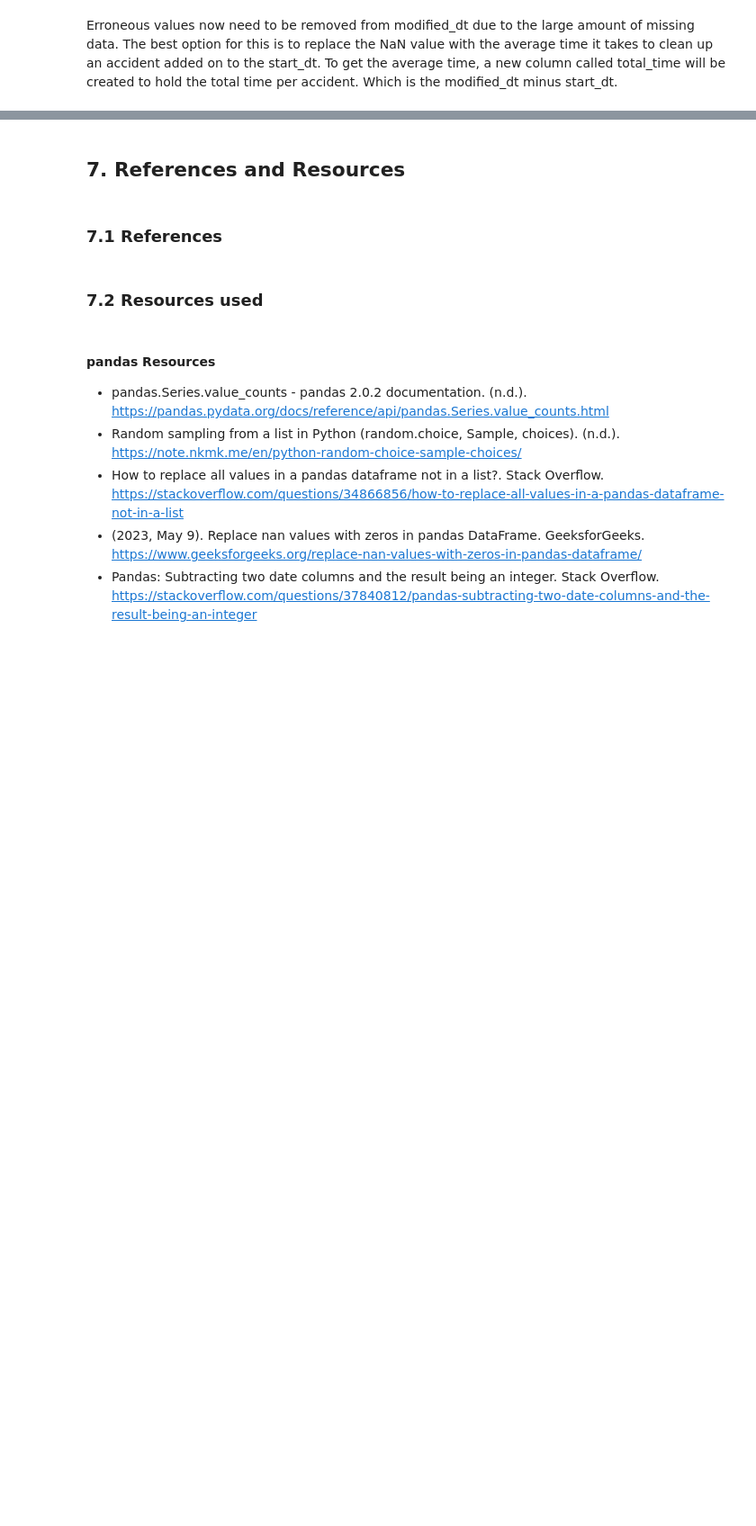
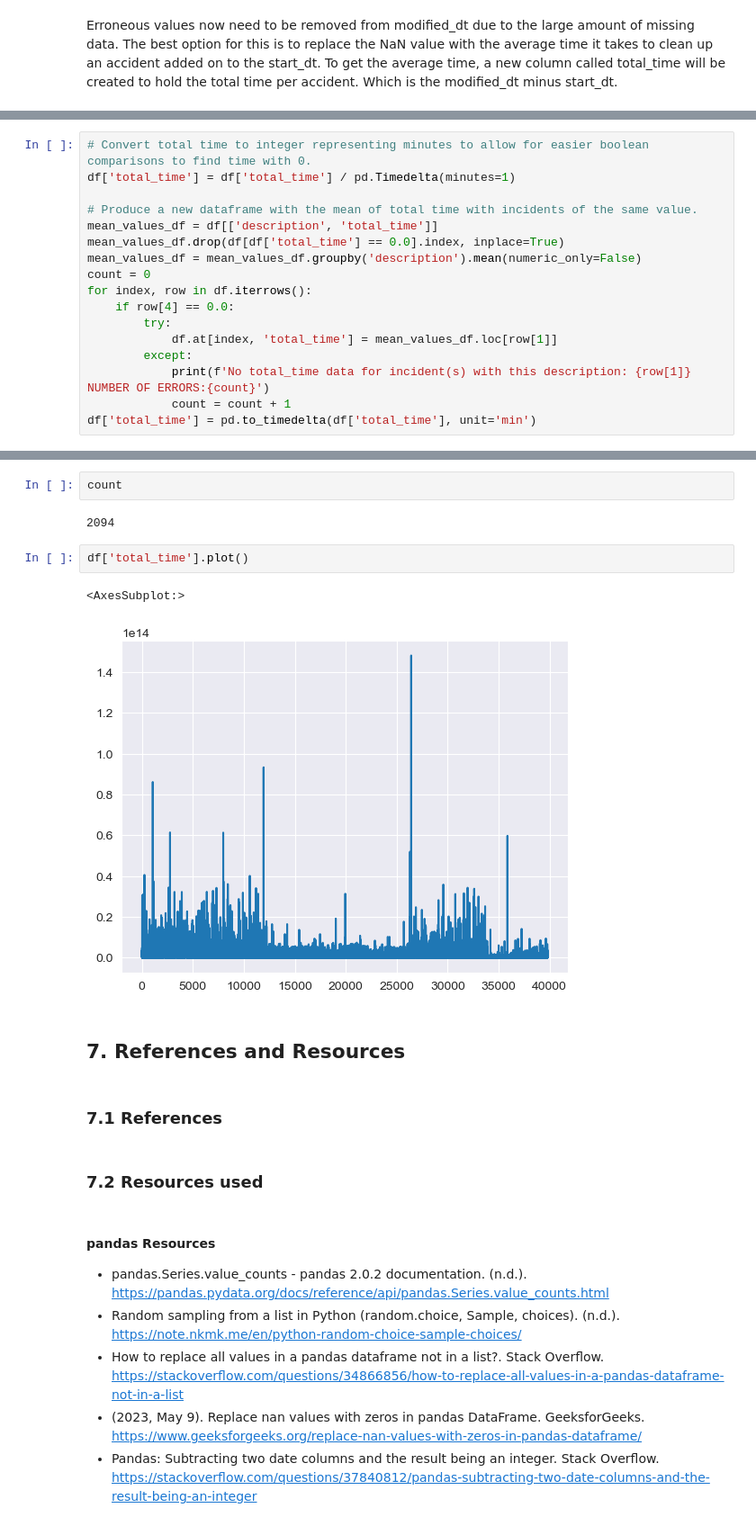
Before and after one commit to Gage-Fleming/City-of-Calgary-Data-Analysis, a Jupyter notebook: midterm.ipynb, the cells around one changed output, grey strips where cells are left out. Shown at 90% size. Drawn from its saved outputs; the diff is of its cells as text; blank space fills up the shorter version.

```diff
--- a/midterm.ipynb
+++ b/midterm.ipynb
@@ -390,0 +387,17 @@ average_values_df
+# %%
+# Convert total time to integer representing minutes to allow for easier boolean comparisons to find time with 0.
+df['total_time'] = df['total_time'] / pd.Timedelta(minutes=1)
+
+# Produce a new dataframe with the mean of total time with incidents of the same value.
+mean_values_df = df[['description', 'total_time']]
+mean_values_df.drop(df[df['total_time'] == 0.0].index, inplace=True)
+mean_values_df = mean_values_df.groupby('description').mean(numeric_only=False)
+count = 0
+for index, row in df.iterrows():
+    if row[4] == 0.0:
+        try:
+            df.at[index, 'total_time'] = mean_values_df.loc[row[1]]
+        except:
+            print(f'No total_time data for incident(s) with this description: {row[1]} NUMBER OF ERRORS:{count}')
+            count = count + 1
+df['total_time'] = pd.to_timedelta(df['total_time'], unit='min')
@@ -391,3 +426,12 @@ average_values_df
+# %%
+count
+# %% [output]
+2094
+# %%
+df['total_time'].plot()
+# %% [output]
+<AxesSubplot:>
+[figure, added]
 # %% [markdown]
 ## 7. References and Resources
 # %% [markdown]
```
Also changed, not shown: parts of 13 cells of this notebook.
